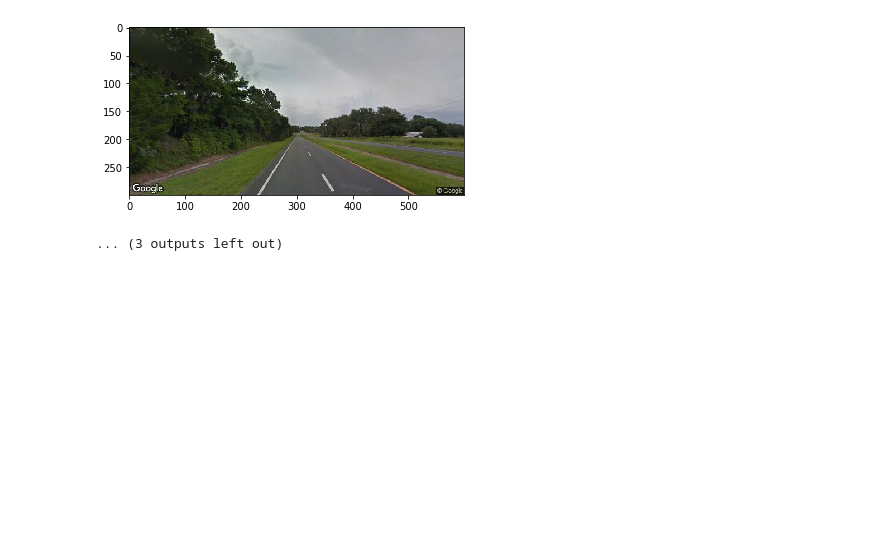
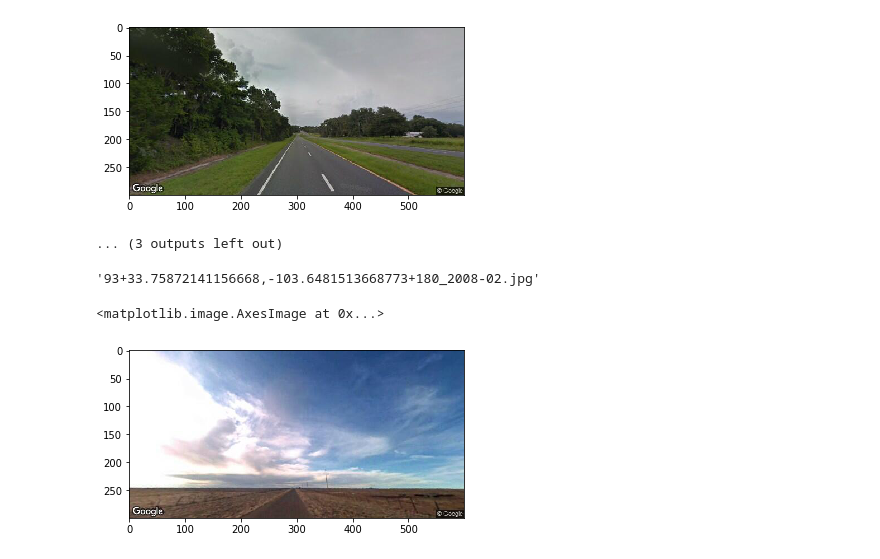
Before and after one commit to Nirvan66/GeoguessrAI, a Jupyter notebook: machineLearning/CNN.ipynb, the cells around one changed output. Cells and saved outputs as stored; diff of their text form; code cells hidden in the pictures; blank space fills up the shorter version.

```diff
--- a/machineLearning/CNN.ipynb
+++ b/machineLearning/CNN.ipynb
@@ -45,3 +45,7 @@ print(len(usaPolyGrid))
 [figure]
 # %% [markdown]
 # Load Data
+# %%
+dataSplits = {}
+for g in os.listdir(dataDir+'/dataSplit'):
+    dataSplits[g.split('.')[0]] = np.load(dataDir+'/dataSplit/'+g)
@@ -80,3 +145,14 @@ for x_i,y_i in zip(X,y):
 [figure]
 [figure]
 ... (3 outputs left out)
+# %%
+image = plt.imread(dataDir+'/dataCombined/'+dataSplits['0_3000'][0][0])
+# %%
+dataSplits['0_3000'][0][0]
+# %% [output]
+'93+33.75872141156668,-103.6481513668773+180_2008-02.jpg'
+# %%
+plt.imshow(image)
+# %% [output]
+<matplotlib.image.AxesImage at 0x...>
+[figure, added]
```
Also changed, not shown: parts of 16 cells of this notebook, 4 other files.
